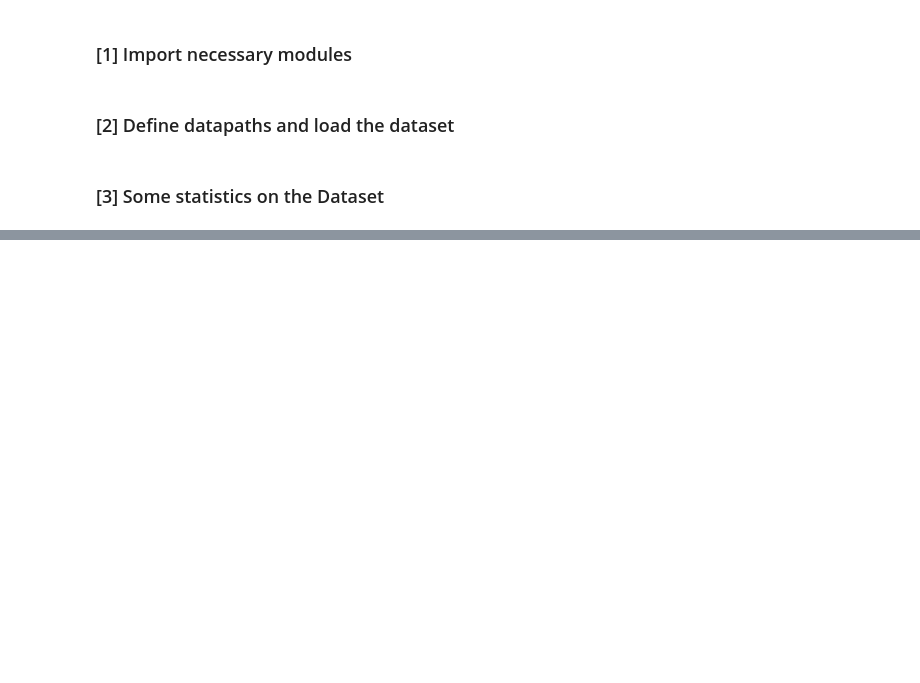
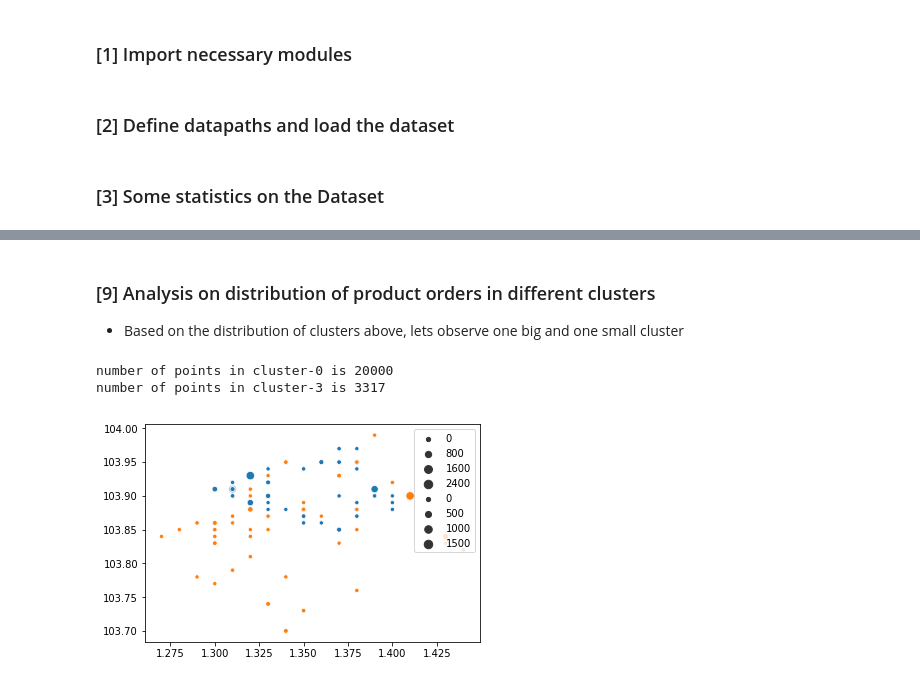
Before and after one commit to rahul99/menu-recommendation, a Jupyter notebook: driver.ipynb, the cells around one changed output, grey strips where cells are left out. Saved outputs shown, nothing was run; the diff lists cells and outputs as text; code cells hidden in the pictures; blank space fills up the shorter version.

Commit message:
completed analysis

```diff
--- a/driver.ipynb
+++ b/driver.ipynb
@@ -99,0 +145,22 @@ ax.set(ylim=(10, 40))
+# %% [markdown]
+### [9] Analysis on distribution of product orders in different clusters
+* Based on the distribution of clusters above, lets observe one big and one small cluster
+# %%
+def analyise_cluster_distribution(cluster_id=1):
+    subset = dataset[['vendor_geohash', 'order_count', 'labels']][:]
+    subset = subset[subset['labels']==cluster_id]
+    print("number of points in cluster-{} is {}".format(cluster_id, len(subset)))
+    subset['total_count'] = subset[['order_count']].groupby(subset['vendor_geohash']).transform('sum')
+    subset = subset[['vendor_geohash', 'total_count', 'labels']][:]
+    subset = subset.drop_duplicates()
+    subset = subset.sample(n=50)
+    geo_data = subset['vendor_geohash'].tolist()
+    count = subset['total_count'].tolist()
+    geo_distribution(geo_data, count)
+
+analyise_cluster_distribution(cluster_id=0)
+analyise_cluster_distribution(cluster_id=3)
+# %% [output]
+number of points in cluster-0 is 20000
+number of points in cluster-3 is 3317
+[figure, added]
```
Also changed, not shown: parts of 38 cells of this notebook.
